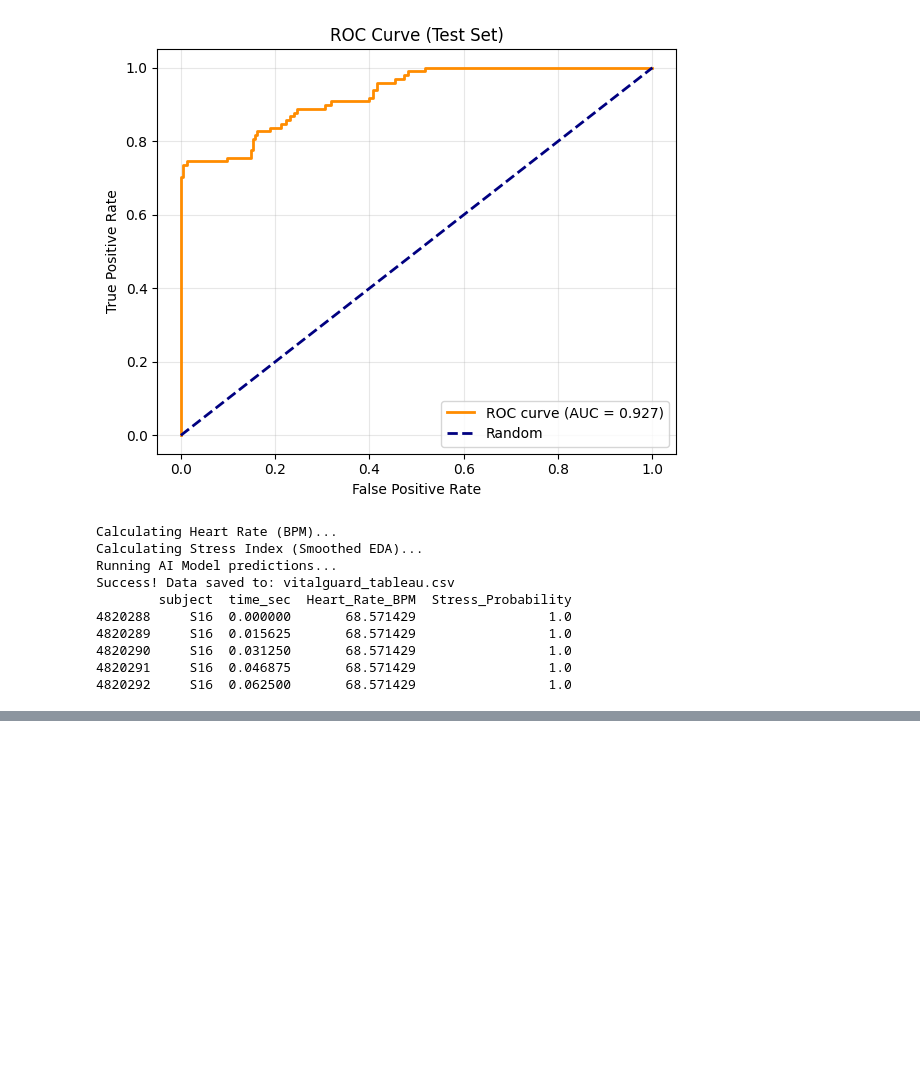
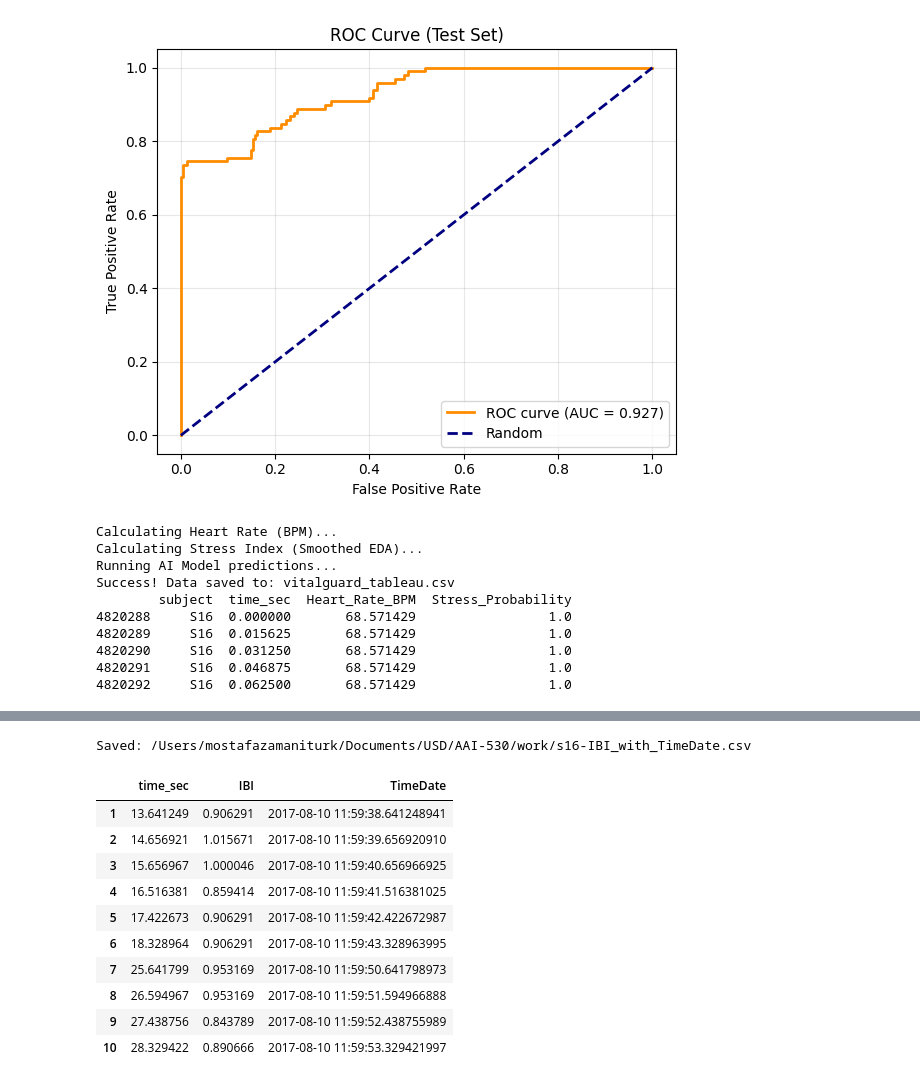
Before and after one commit to Mosizamani/aai-530-project-1d_cnn, a Jupyter notebook: 1d-cnn/1d-cnn-model_v2.ipynb, the cells around one changed output, grey strips where cells are left out. Drawn from its saved outputs; the diff is of its cells as text; code cells hidden in the pictures; blank space fills up the shorter version.

```diff
--- a/1d-cnn/1d-cnn-model_v2.ipynb
+++ b/1d-cnn/1d-cnn-model_v2.ipynb
@@ -581,0 +678,42 @@ Success! Data saved to: vitalguard_tableau.csv
+# %%
+# Add TimeDate column to s16-IBI.csv (S16)
+# IBI CSV: first row = start Unix timestamp + " IBI"; rest = elapsed_sec, IBI
+
+import pandas as pd
+import os
+
+# Data Settings
+DATA_PATH_IBI = '/Users/mostafazamaniturk/Documents/USD/AAI-530/work/s16-IBI.csv'
+if not os.path.exists(DATA_PATH_IBI):
+    DATA_PATH_IBI = os.path.join(os.getcwd(), 's16-IBI.csv')
+
+# First row contains start Unix timestamp; remaining rows = elapsed_sec, IBI
+raw = pd.read_csv(DATA_PATH_IBI, header=None)
+start_unix = float(raw.iloc[0, 0])
+df_ibi = raw.iloc[1:].copy()
+df_ibi.columns = ['time_sec', 'IBI']
+df_ibi['time_sec'] = pd.to_numeric(df_ibi['time_sec'], errors='coerce')
+df_ibi['IBI'] = pd.to_numeric(df_ibi['IBI'], errors='coerce')
+df_ibi = df_ibi.dropna()
+
+# Add TimeDate: start timestamp + elapsed seconds
+df_ibi['TimeDate'] = pd.to_datetime(start_unix + df_ibi['time_sec'], unit='s')
+
+# Export with TimeDate
+out_path = os.path.join(os.path.dirname(DATA_PATH_IBI), 's16-IBI_with_TimeDate.csv')
+df_ibi.to_csv(out_path, index=False)
+print(f'Saved: {out_path}')
+df_ibi.head(10)
+# %% [output]
+Saved: /Users/mostafazamaniturk/Documents/USD/AAI-530/work/s16-IBI_with_TimeDate.csv
+|  | time_sec | IBI | TimeDate |
+| 1 | 13.641249 | 0.906291 | 2017-08-10 11:59:38.641248941 |
+| 2 | 14.656921 | 1.015671 | 2017-08-10 11:59:39.656920910 |
+| 3 | 15.656967 | 1.000046 | 2017-08-10 11:59:40.656966925 |
+| 4 | 16.516381 | 0.859414 | 2017-08-10 11:59:41.516381025 |
+| 5 | 17.422673 | 0.906291 | 2017-08-10 11:59:42.422672987 |
+| 6 | 18.328964 | 0.906291 | 2017-08-10 11:59:43.328963995 |
+| 7 | 25.641799 | 0.953169 | 2017-08-10 11:59:50.641798973 |
+| 8 | 26.594967 | 0.953169 | 2017-08-10 11:59:51.594966888 |
+| 9 | 27.438756 | 0.843789 | 2017-08-10 11:59:52.438755989 |
+| 10 | 28.329422 | 0.890666 | 2017-08-10 11:59:53.329421997 |
```
Also changed, not shown: parts of 6 cells of this notebook, 2 other files.
